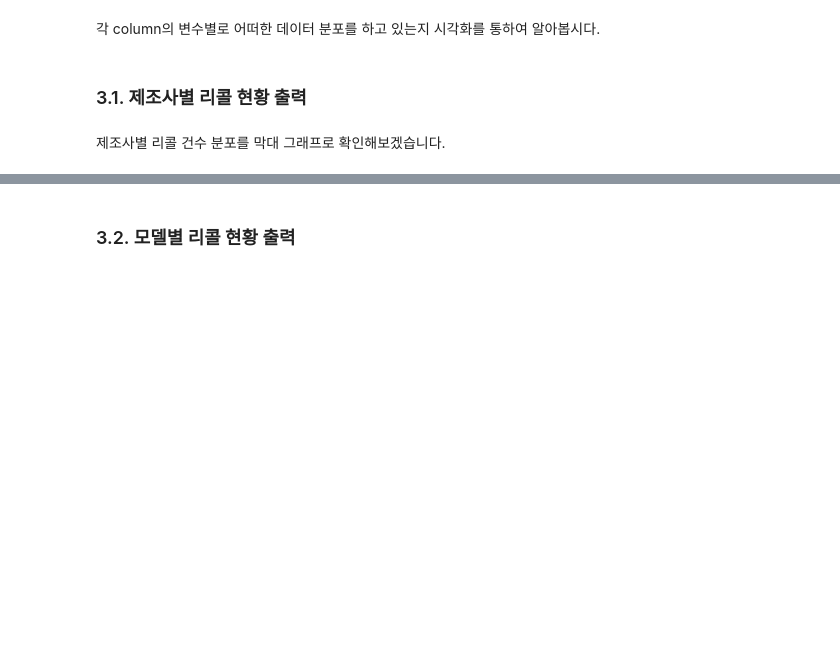
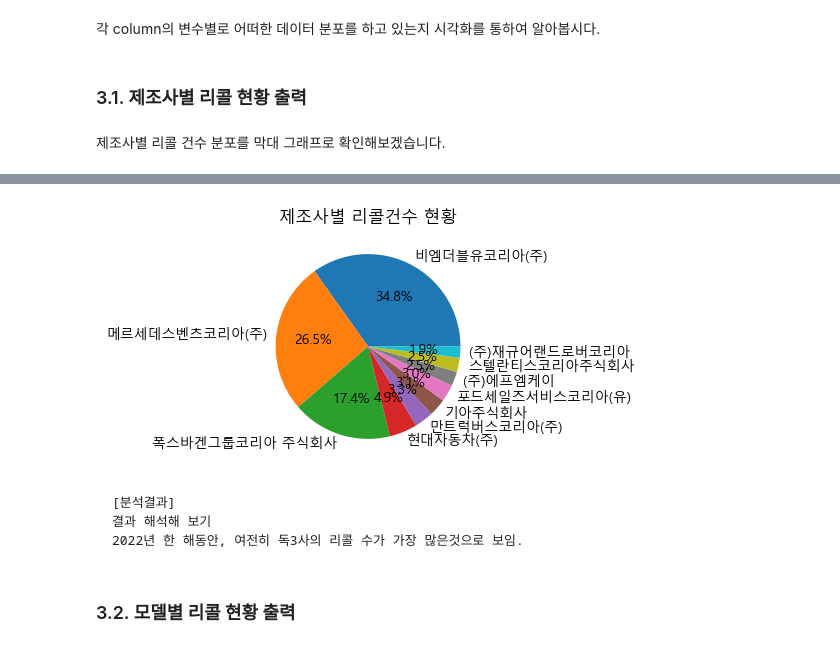
Before and after one commit to JunBeomPark1120/pandas_practice, a Jupyter notebook: 1.자동차리콜데이터분석/1.자동차리콜데이터분석_matplotlib_2022.ipynb, the cells around one changed output, grey strips where cells are left out. Saved outputs shown, nothing was run; the diff lists cells and outputs as text; code cells hidden in the pictures; blank space fills up the shorter version.

````diff
--- a/1.자동차리콜데이터분석/1.자동차리콜데이터분석_matplotlib_2022.ipynb
+++ b/1.자동차리콜데이터분석/1.자동차리콜데이터분석_matplotlib_2022.ipynb
@@ -57,4 +55,6 @@ ModuleNotFoundError: No module named 'numpy'
 # %%
 # pd.read_csv를 통하여 dataframe 형태로 읽어옵니다.
+
+df = pd.read_csv('./data/한국교통안전공단_자동차결함 리콜현황_20221231.csv',encoding='euc_kr')
 # %%
 # 상위 5개 데이터를 출력합니다.
@@ -137,2 +446,22 @@ plt.rcParams['axes.unicode_minus'] = False # 마이너스 깨짐 현상 해결
+# %%
+tmp = df.groupby('제작자').size().sort_values(ascending=False).to_frame('count').head(10)
+
+x = tmp.index
+y = tmp['count']
+
+plt.figure(figsize=(8,3))   # 스케치북 그리고
+plt.pie(y,labels=x,autopct='%.1f%%')
+
+# plt.xticks(rotation=270)    # x축 이름을 회전
+plt.title('제조사별 리콜건수 현황') # 차트 제목 작성
+plt.show()                  # 출력하기
+# %% [output]
+[figure, added]
+# %% [markdown]
+```
+[분석결과]
+결과 해석해 보기
+2022년 한 해동안, 여전히 독3사의 리콜 수가 가장 많은것으로 보임.
+```
 # %% [markdown]
 ### 3.2. 모델별 리콜 현황 출력
````
Also changed, not shown: parts of 66 cells of this notebook.
